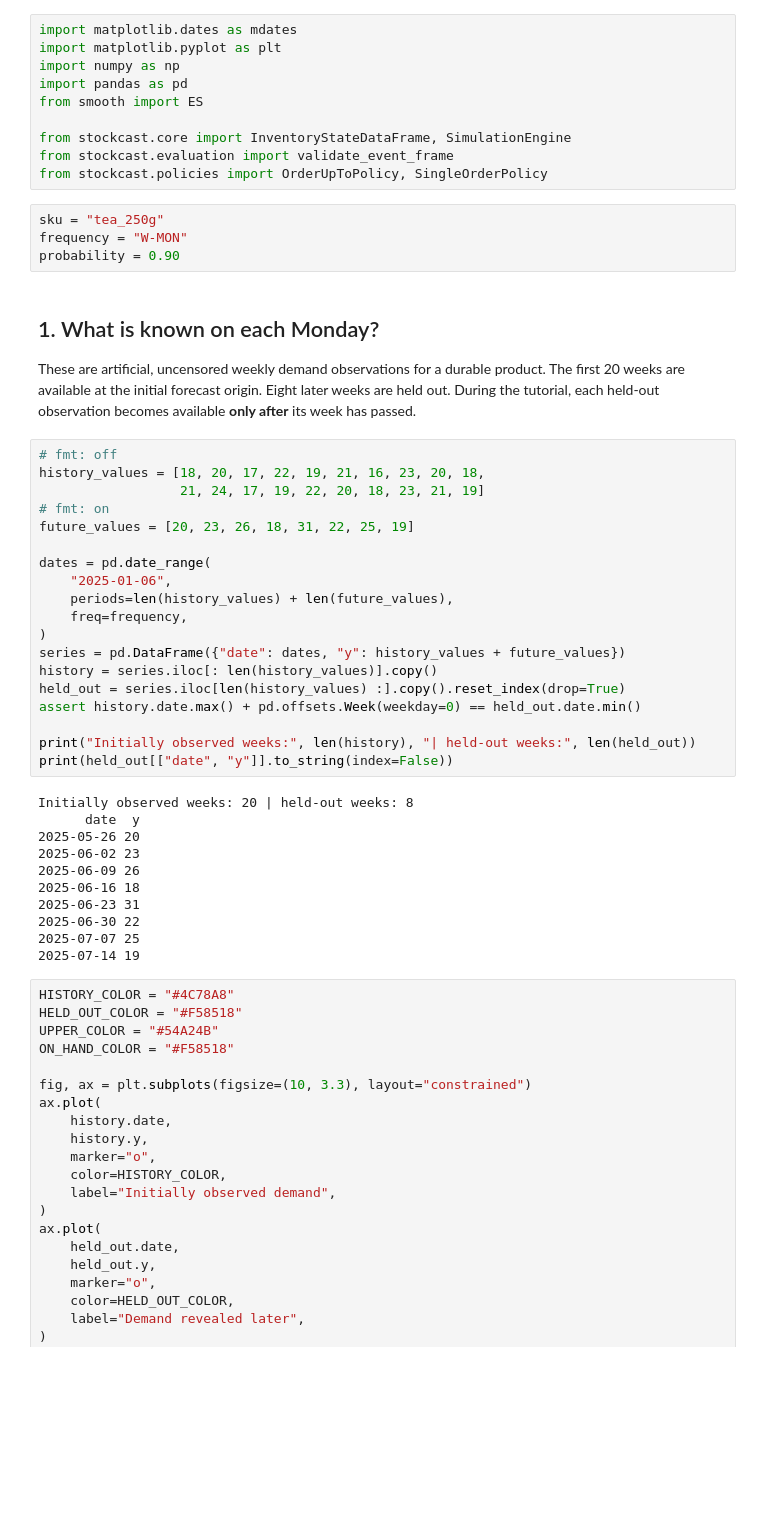
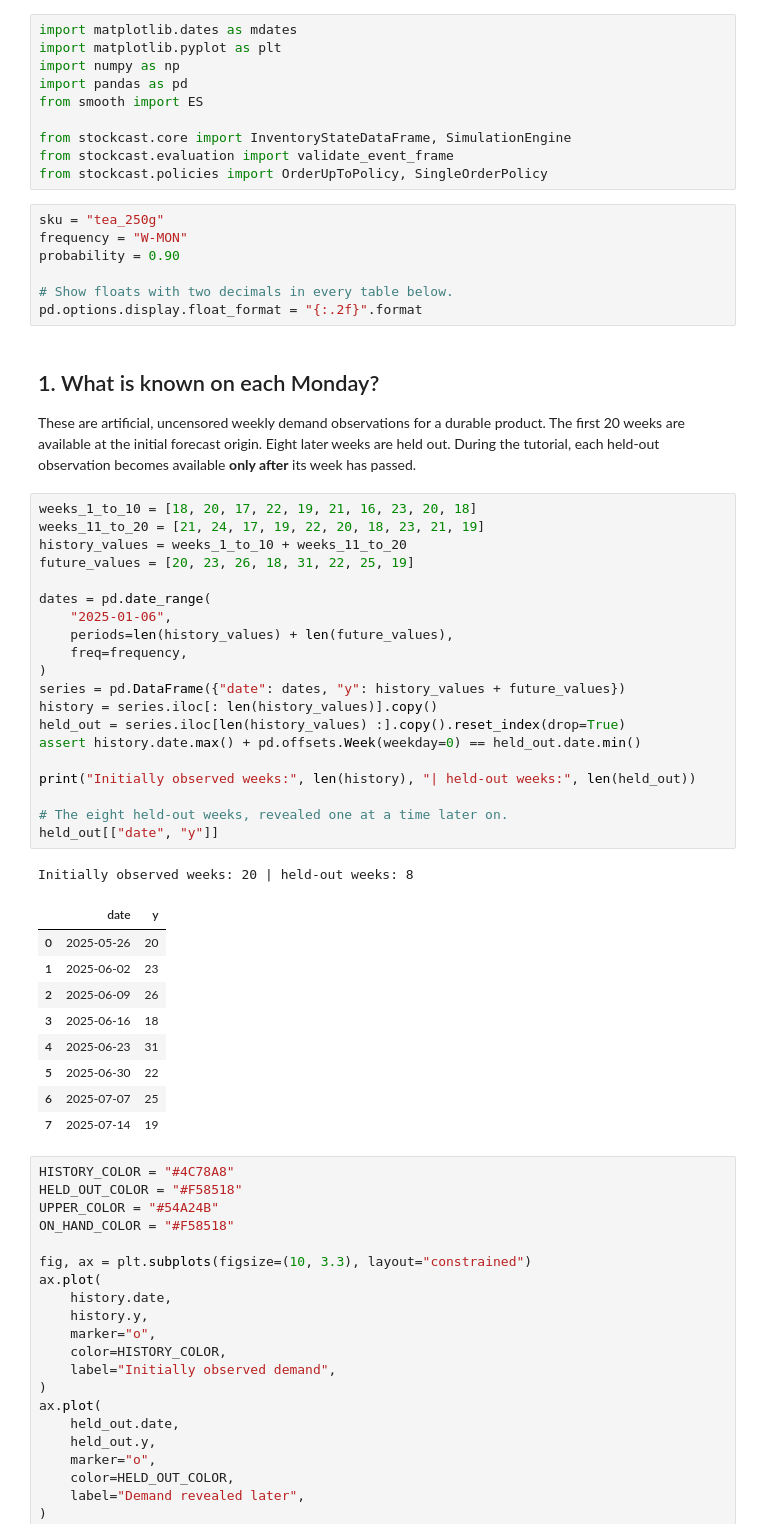
Before and after one commit to FilTheo/stockcast, a Jupyter notebook: examples/notebooks/04_forecast_to_inventory_integration.ipynb, the cells around one changed output. Cells and saved outputs as stored; diff of their text form; blank space fills up the shorter version.

```diff
--- a/examples/notebooks/04_forecast_to_inventory_integration.ipynb
+++ b/examples/notebooks/04_forecast_to_inventory_integration.ipynb
@@ -18,40 +18,44 @@ from stockcast.policies import OrderUpToPolicy, SingleOrderPolicy
 sku = "tea_250g"
 frequency = "W-MON"
 probability = 0.90
+
+# Show floats with two decimals in every table below.
+pd.options.display.float_format = "{:.2f}".format
 # %% [markdown]
 ## 1. What is known on each Monday?
 
 These are artificial, uncensored weekly demand observations for a durable product. The first 20 weeks are available at the initial forecast origin. Eight later weeks are held out. During the tutorial, each held-out observation becomes available **only after** its week has passed.
 # %%
-# fmt: off
-history_values = [18, 20, 17, 22, 19, 21, 16, 23, 20, 18,
-                  21, 24, 17, 19, 22, 20, 18, 23, 21, 19]
-# fmt: on
+weeks_1_to_10 = [18, 20, 17, 22, 19, 21, 16, 23, 20, 18]
+weeks_11_to_20 = [21, 24, 17, 19, 22, 20, 18, 23, 21, 19]
+history_values = weeks_1_to_10 + weeks_11_to_20
 future_values = [20, 23, 26, 18, 31, 22, 25, 19]
 
 dates = pd.date_range(
     "2025-01-06",
     periods=len(history_values) + len(future_values),
     freq=frequency,
 )
 series = pd.DataFrame({"date": dates, "y": history_values + future_values})
 history = series.iloc[: len(history_values)].copy()
 held_out = series.iloc[len(history_values) :].copy().reset_index(drop=True)
 assert history.date.max() + pd.offsets.Week(weekday=0) == held_out.date.min()
 
 print("Initially observed weeks:", len(history), "| held-out weeks:", len(held_out))
-print(held_out[["date", "y"]].to_string(index=False))
+
+# The eight held-out weeks, revealed one at a time later on.
+held_out[["date", "y"]]
 # %% [output]
 Initially observed weeks: 20 | held-out weeks: 8
-      date  y
-2025-05-26 20
-2025-06-02 23
-2025-06-09 26
-2025-06-16 18
-2025-06-23 31
-2025-06-30 22
-2025-07-07 25
-2025-07-14 19
+|  | date | y |
+| 0 | 2025-05-26 | 20 |
+| 1 | 2025-06-02 | 23 |
+| 2 | 2025-06-09 | 26 |
+| 3 | 2025-06-16 | 18 |
+| 4 | 2025-06-23 | 31 |
+| 5 | 2025-06-30 | 22 |
+| 6 | 2025-07-07 | 25 |
+| 7 | 2025-07-14 | 19 |
 # %%
 HISTORY_COLOR = "#4C78A8"
 HELD_OUT_COLOR = "#F58518"
```
Also changed, not shown: parts of 5 cells of this notebook.
